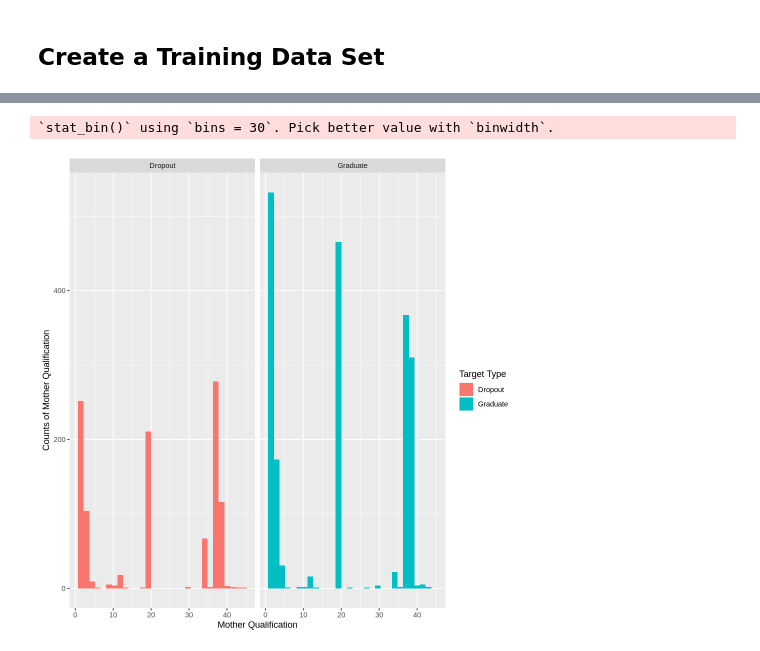
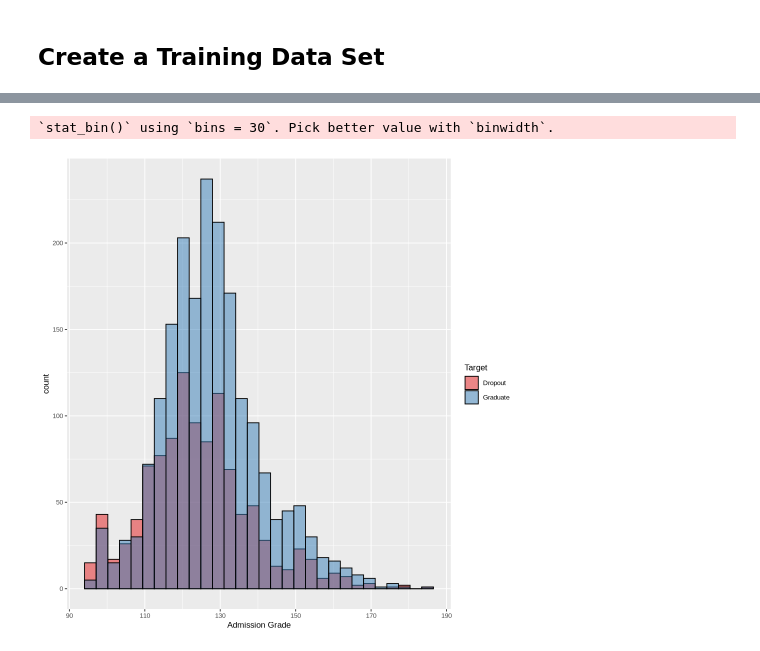
Before and after one commit to jternier/dsci_100_project, a Jupyter notebook: tidy_data/tidy_data.ipynb, the cells around one changed output, grey strips where cells are left out. Cells and saved outputs as stored; diff of their text form; code cells hidden in the pictures.

```diff
--- a/tidy_data/tidy_data.ipynb
+++ b/tidy_data/tidy_data.ipynb
@@ -293,10 +104,12 @@ father_qualification_graph2
-# %%
-mother_qualification_graph2 <- parents_qualification_data |>
-ggplot(aes(x = Mother_qualification, fill = Target)) +
-geom_histogram() +
-labs(x = "Mother Qualification", y = "Counts of Mother Qualification", fill = "Target Type")+
-facet_grid(cols = vars(Target))
-mother_qualification_graph2
-# %% [output]
-`stat_bin()` using `bins = 30`. Pick better value with `binwidth`.
-[figure, removed]
+# %%
+options(repr.plot.width = 8, repr.plot.height = 8)
+grade_plot <- tidy_data |>
+  ggplot(aes(x = Admission_grade, fill = Target)) +
+  geom_histogram(color = 'Black', alpha = 0.5, position = "identity") +
+  labs( x = "Admission Grade", fill = "Target") +
+  scale_fill_brewer(palette = 'Set1') +
+theme(text = element_text(size = 10))
+grade_plot
+# %% [output]
+`stat_bin()` using `bins = 30`. Pick better value with `binwidth`.
+[figure, added]
```
Also changed, not shown: parts of 11 cells of this notebook.
